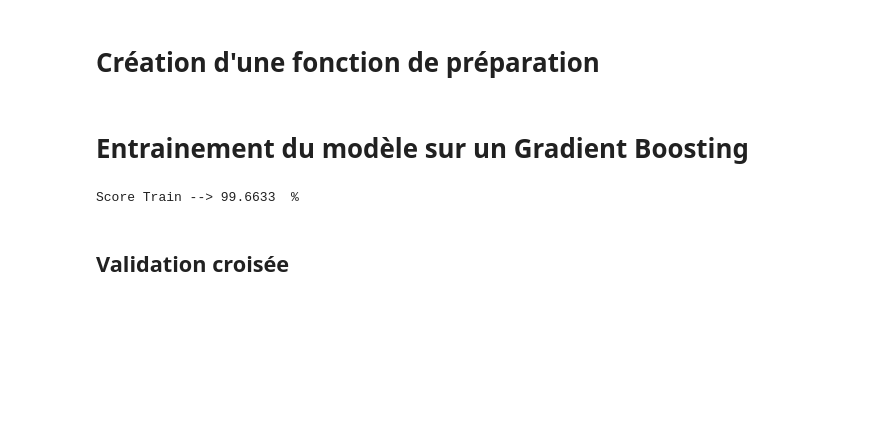
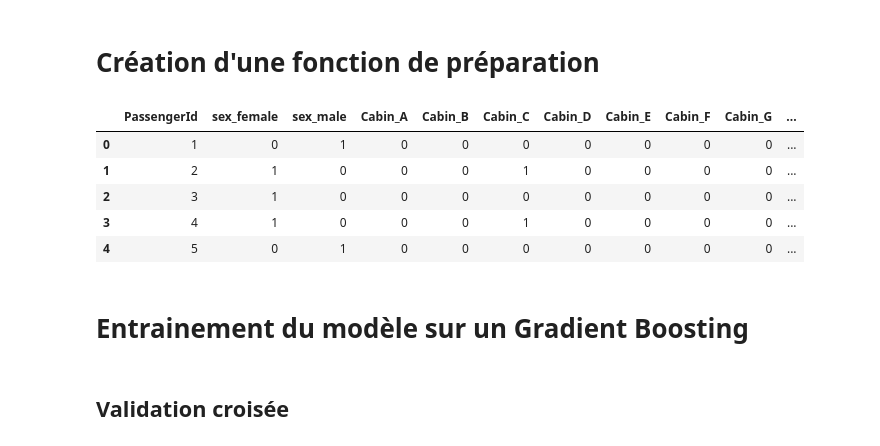
Before and after one commit to valparaizo/python_tutos, a Jupyter notebook: titanic/kaggle_titanic_4.ipynb, the cells around one changed output. Saved outputs shown, nothing was run; the diff lists cells and outputs as text; code cells hidden in the pictures; blank space fills up the shorter version.

```diff
--- a/titanic/kaggle_titanic_4.ipynb
+++ b/titanic/kaggle_titanic_4.ipynb
@@ -12,9 +12,12 @@ from sklearn.ensemble import GradientBoostingClassifier
 from sklearn.model_selection import cross_val_score
 from sklearn.model_selection import GridSearchCV
 
-train = pd.read_csv("./data/train.csv")
-test = pd.read_csv("./data/test.csv")
-full = pd.concat([train, test]) # Assemble les deux jeux de données
+pd.options.display.max_columns = None
+#pd.set_printoptions(max_columns=500)
+
+TRAIN = pd.read_csv("./data/train.csv")
+TEST = pd.read_csv("./data/test.csv")
+FULL = pd.concat([TRAIN, TEST]) # Assemble les deux jeux de données
 # %% [markdown]
 # Récupère la localisation de la cabine : babord ou tribord)
 https://fr.wikipedia.org/wiki/Passerelle_de_navigation_du_Titanic
@@ -25,21 +27,0 @@ Les stratégies ont cependant différé entre tribord et bâbord. Les différenc
-# %%
-X = train
-X['CabinNumber'] = 0
-X['CabinBaTri'] = 0
-X['Cabin'] = X['Cabin'].fillna('X0')
-for idx, cab in enumerate(X['Cabin']):
-    cb = cab.split(" ")[0]
-    if cb[1:].isnumeric():
-        numcab = int(cb[1:])
-    else:
-        numcab = 0
-    # Récupère le numéro de cabine
-    X.loc[idx, 'CabinNumber']= numcab
-
-    # Affecte pair (0) ou Impair (1) / babord/Tribord
-    if (numcab > 0):
-        X.loc[idx, 'CabinBaTri'] = int(numcab % 2)
-    else:
-        X.loc[idx, 'CabinBaTri'] = 2
-
-X.head(5)
@@ -166,16 +220,24 @@ def featureEngineering(data):
 # %%
-Xtrain = featureEngineering(train)
-Xtest = featureEngineering(test)
-y = train.Survived
+Xtrain = featureEngineering(TRAIN)
+del Xtrain['Survived']
+Xtest = featureEngineering(TEST)
+y = TRAIN.Survived
+# %%
+Xtrain.head()
+# %% [output]
+|  | PassengerId | sex_female | sex_male | Cabin_A | Cabin_B | Cabin_C | Cabin_D | Cabin_E | Cabin_F | Cabin_G | ... |
+| 0 | 1 | 0 | 1 | 0 | 0 | 0 | 0 | 0 | 0 | 0 | ... |
+| 1 | 2 | 1 | 0 | 0 | 0 | 1 | 0 | 0 | 0 | 0 | ... |
+| 2 | 3 | 1 | 0 | 0 | 0 | 0 | 0 | 0 | 0 | 0 | ... |
+| 3 | 4 | 1 | 0 | 0 | 0 | 1 | 0 | 0 | 0 | 0 | ... |
+| 4 | 5 | 0 | 1 | 0 | 0 | 0 | 0 | 0 | 0 | 0 | ... |
 # %% [markdown]
 # Entrainement du modèle sur un Gradient Boosting
 # %%
-gb = GradientBoostingClassifier(n_estimators=1000, learning_rate=0.5, max_depth=20, random_state=3)
+gb = GradientBoostingClassifier(n_estimators=600, learning_rate=0.5, max_depth=11, random_state=4)
 gb.fit(Xtrain, y)
 p_gb = gb.predict(Xtrain)
 print ("Score Train -->", round(gb.score(Xtrain, y) *100,4), " %")
-# %% [output]
-Score Train --> 99.6633  %
 # %% [markdown]
 ## Validation croisée
 # %%
```
Also changed, not shown: parts of 10 cells of this notebook.
